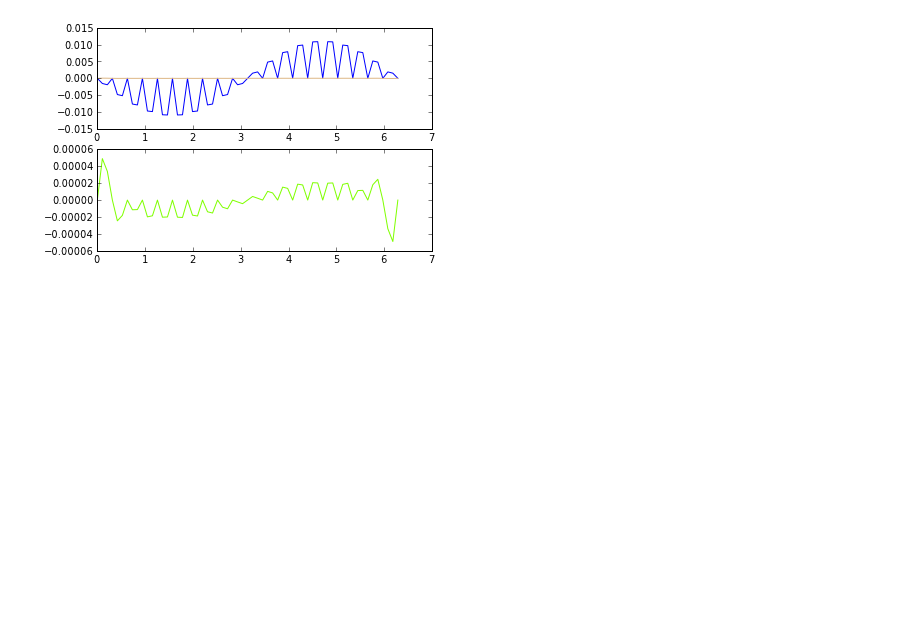
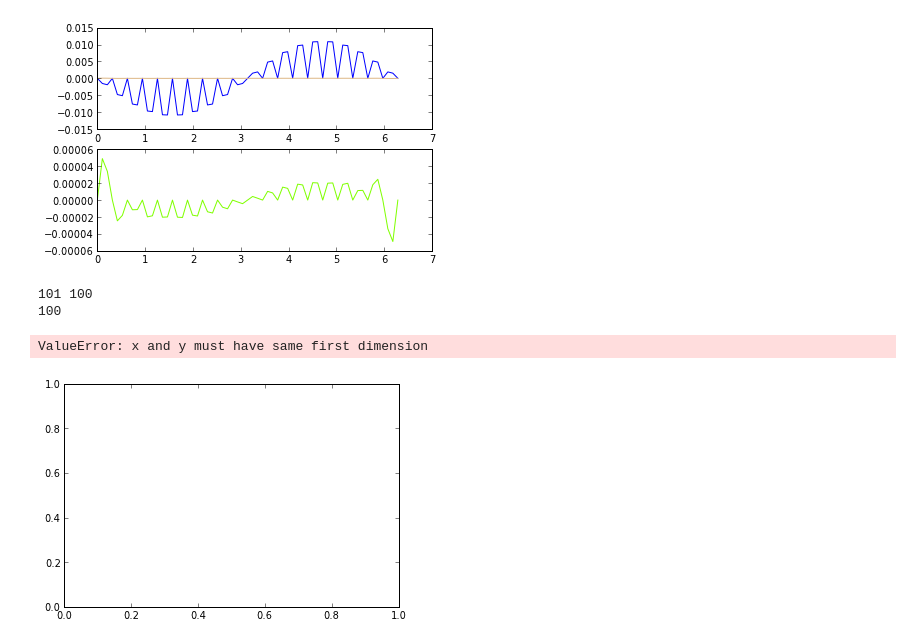
Before and after one commit to wsnyderPHYS202/PHYS202-S13, a Jupyter notebook: Week4/ThursdayNotes.ipynb, the cells around one changed output. Drawn from its saved outputs; the diff is of its cells as text; code cells hidden in the pictures; blank space fills up the shorter version.

```diff
--- a/Week4/ThursdayNotes.ipynb
+++ b/Week4/ThursdayNotes.ipynb
@@ -105,3 +105,21 @@ plot(thetaNew, sinNewC-sin(thetaNew), 'chartreuse')
 show()
 # %% [output]
 [figure]
+# %%
+x = arange(0.,10.1,0.1)
+y = x**5
+# %%
+dy = diff(y)
+#help(diff)
+print len(y),len(dy)
+dx = diff(x)
+dydx = (dy/dx)
+print len(dydx)
+# %% [output]
+101 100
+100
+# %%
+plot(x,dydx)
+# %% [output]
+ValueError: x and y must have same first dimension
+[figure, added]
```
Also changed, not shown: parts of 4 cells of this notebook.
